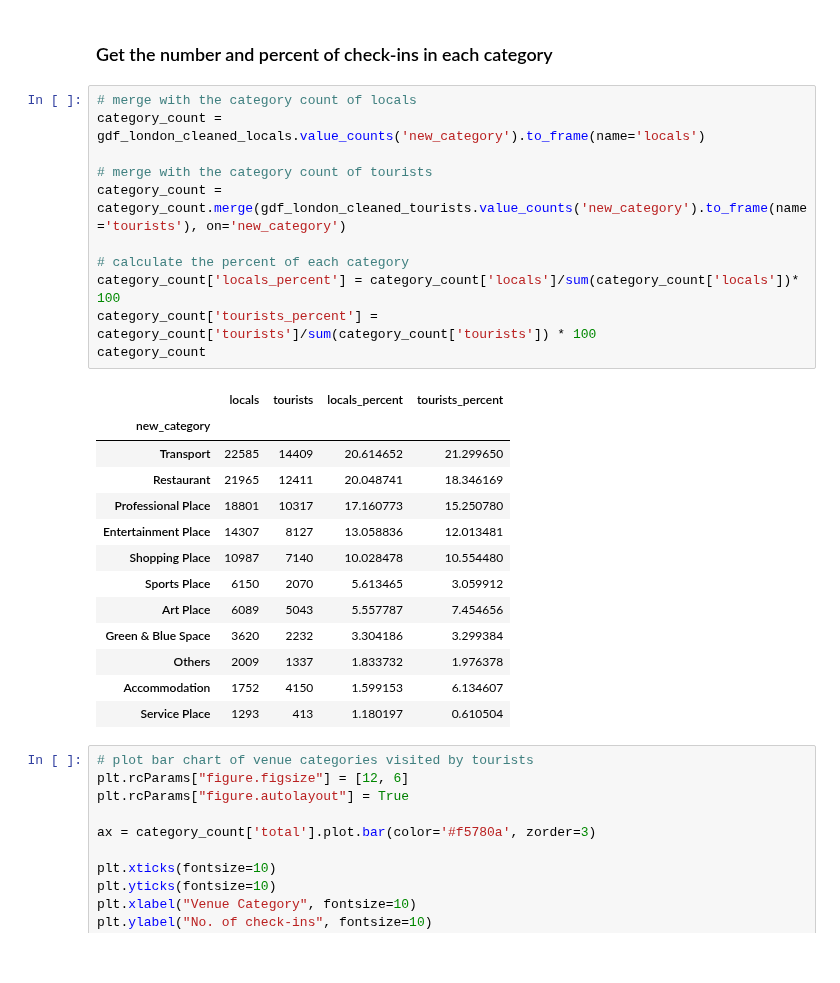
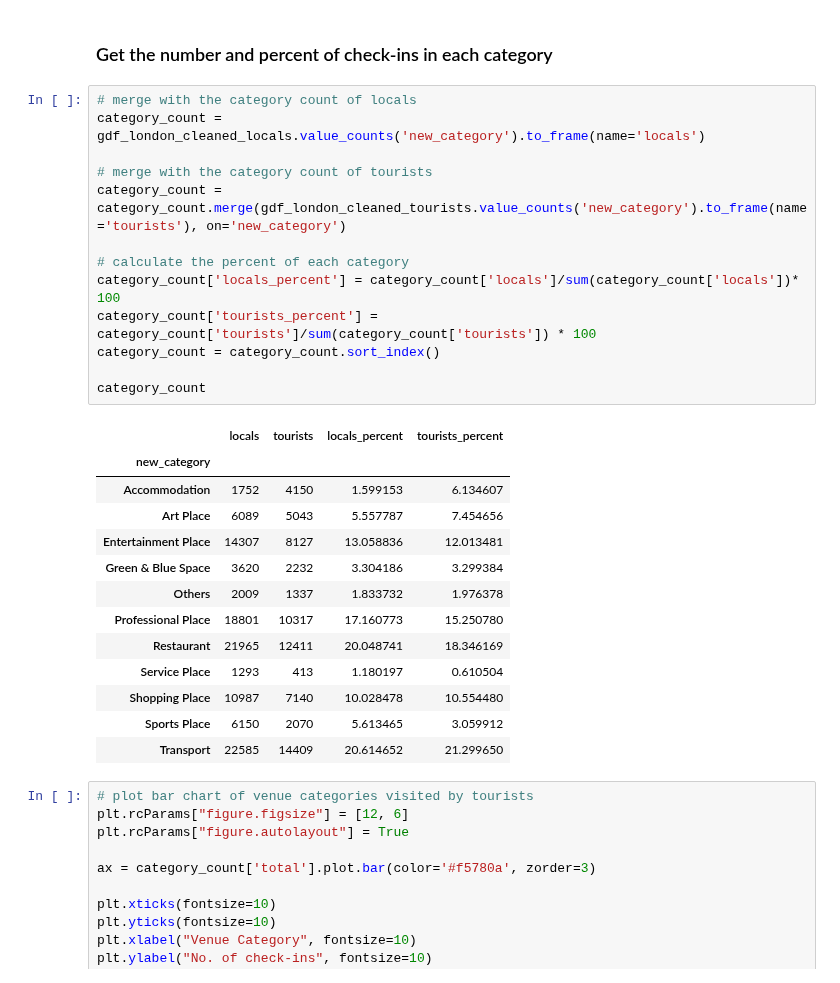
Before and after one commit to leyixu21/Semantic-Trajectory, a Jupyter notebook: clean_foursquare_data.ipynb, the cells around one changed output. Cells and saved outputs as stored; diff of their text form.

```diff
--- a/clean_foursquare_data.ipynb
+++ b/clean_foursquare_data.ipynb
@@ -1960,28 +2017,30 @@ dtype: int64
 # %%
 # merge with the category count of locals
 category_count = gdf_london_cleaned_locals.value_counts('new_category').to_frame(name='locals')
 
 # merge with the category count of tourists
 category_count = category_count.merge(gdf_london_cleaned_tourists.value_counts('new_category').to_frame(name='tourists'), on='new_category')
 
 # calculate the percent of each category
 category_count['locals_percent'] = category_count['locals']/sum(category_count['locals'])* 100
 category_count['tourists_percent'] = category_count['tourists']/sum(category_count['tourists']) * 100
+category_count = category_count.sort_index()
+
 category_count
 # %% [output]
 |  | locals | tourists | locals_percent | tourists_percent |
 | new_category |  |  |  |  |
-| Transport | 22585 | 14409 | 20.614652 | 21.299650 |
+| Accommodation | 1752 | 4150 | 1.599153 | 6.134607 |
+| Art Place | 6089 | 5043 | 5.557787 | 7.454656 |
+| Entertainment Place | 14307 | 8127 | 13.058836 | 12.013481 |
+| Green & Blue Space | 3620 | 2232 | 3.304186 | 3.299384 |
+| Others | 2009 | 1337 | 1.833732 | 1.976378 |
+| Professional Place | 18801 | 10317 | 17.160773 | 15.250780 |
 | Restaurant | 21965 | 12411 | 20.048741 | 18.346169 |
-| Professional Place | 18801 | 10317 | 17.160773 | 15.250780 |
-| Entertainment Place | 14307 | 8127 | 13.058836 | 12.013481 |
+| Service Place | 1293 | 413 | 1.180197 | 0.610504 |
 | Shopping Place | 10987 | 7140 | 10.028478 | 10.554480 |
 | Sports Place | 6150 | 2070 | 5.613465 | 3.059912 |
-| Art Place | 6089 | 5043 | 5.557787 | 7.454656 |
-| Green & Blue Space | 3620 | 2232 | 3.304186 | 3.299384 |
-| Others | 2009 | 1337 | 1.833732 | 1.976378 |
-| Accommodation | 1752 | 4150 | 1.599153 | 6.134607 |
-| Service Place | 1293 | 413 | 1.180197 | 0.610504 |
+| Transport | 22585 | 14409 | 20.614652 | 21.299650 |
 # %%
 # plot bar chart of venue categories visited by tourists
 plt.rcParams["figure.figsize"] = [12, 6]
```
Also changed, not shown: parts of 13 cells of this notebook.
